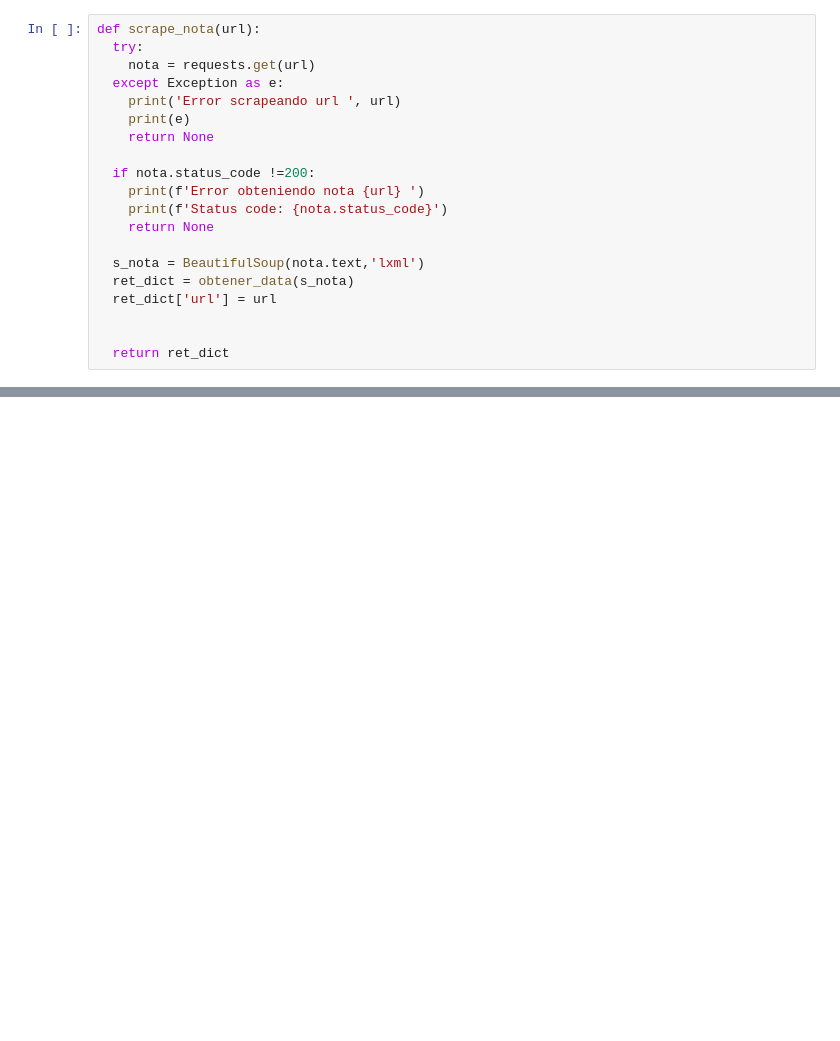
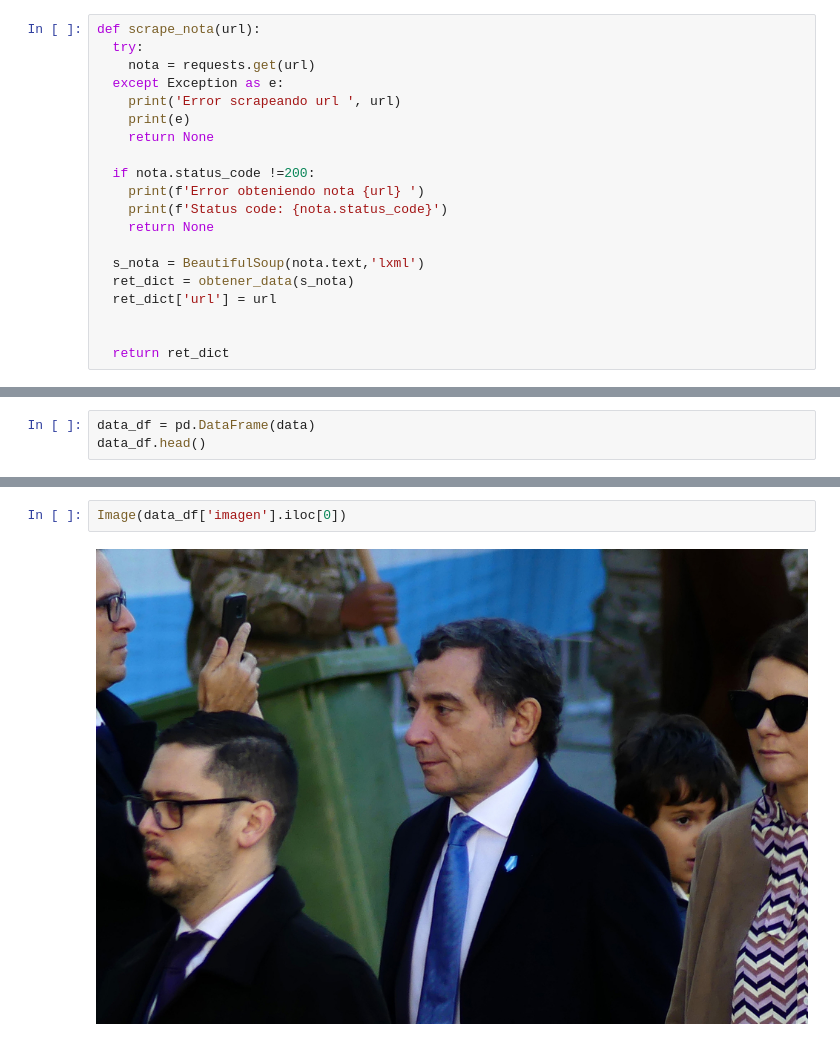
Before and after one commit to jmelendezgeo/pagina12_scraper, a Jupyter notebook: pagina12_scraper.ipynb, the cells around one changed output, grey strips where cells are left out. Drawn from its saved outputs; the diff is of its cells as text; blank space fills up the shorter version.

```diff
--- a/pagina12_scraper.ipynb
+++ b/pagina12_scraper.ipynb
@@ -220,0 +275,3 @@ pd.DataFrame(data)
+# %%
+data_df = pd.DataFrame(data)
+data_df.head()
@@ -220,0 +335,4 @@ pd.DataFrame(data)
+# %%
+Image(data_df['imagen'].iloc[0])
+# %% [output]
+[figure, added]
```
Also changed, not shown: parts of 24 cells of this notebook.
